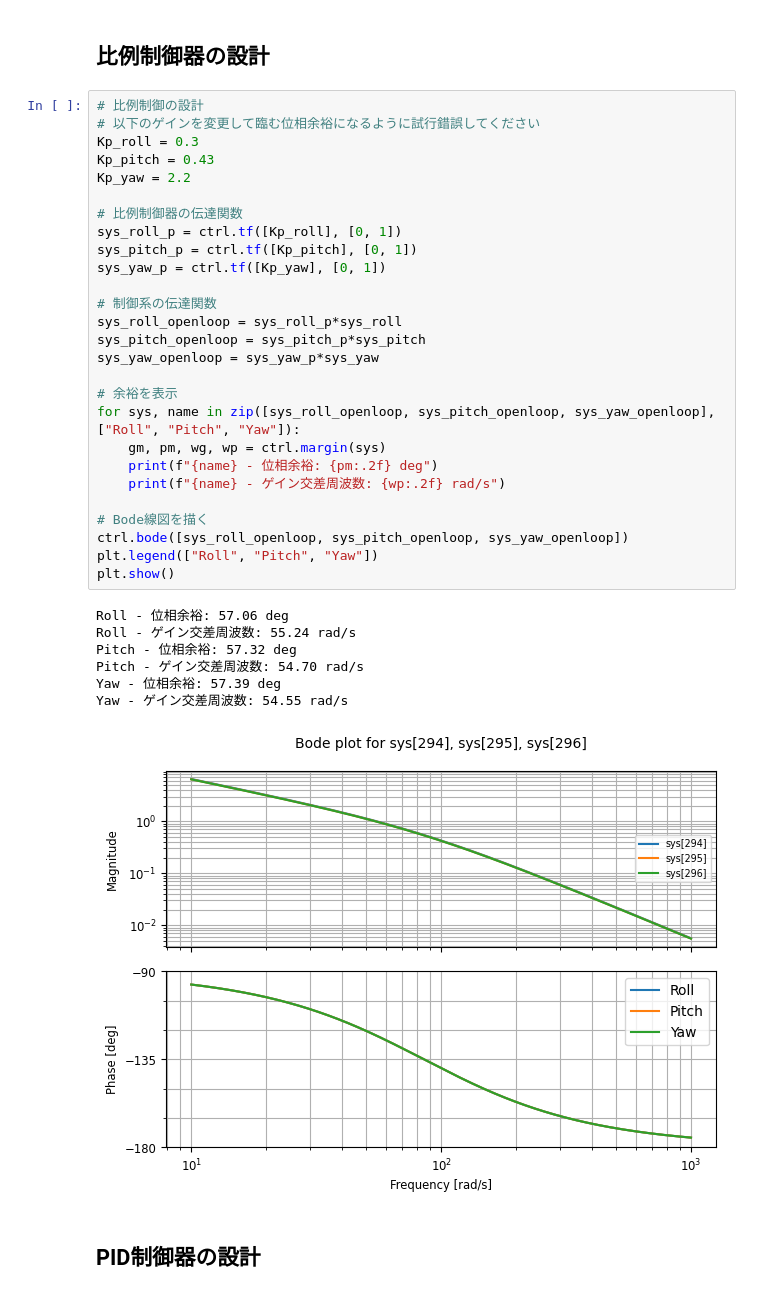
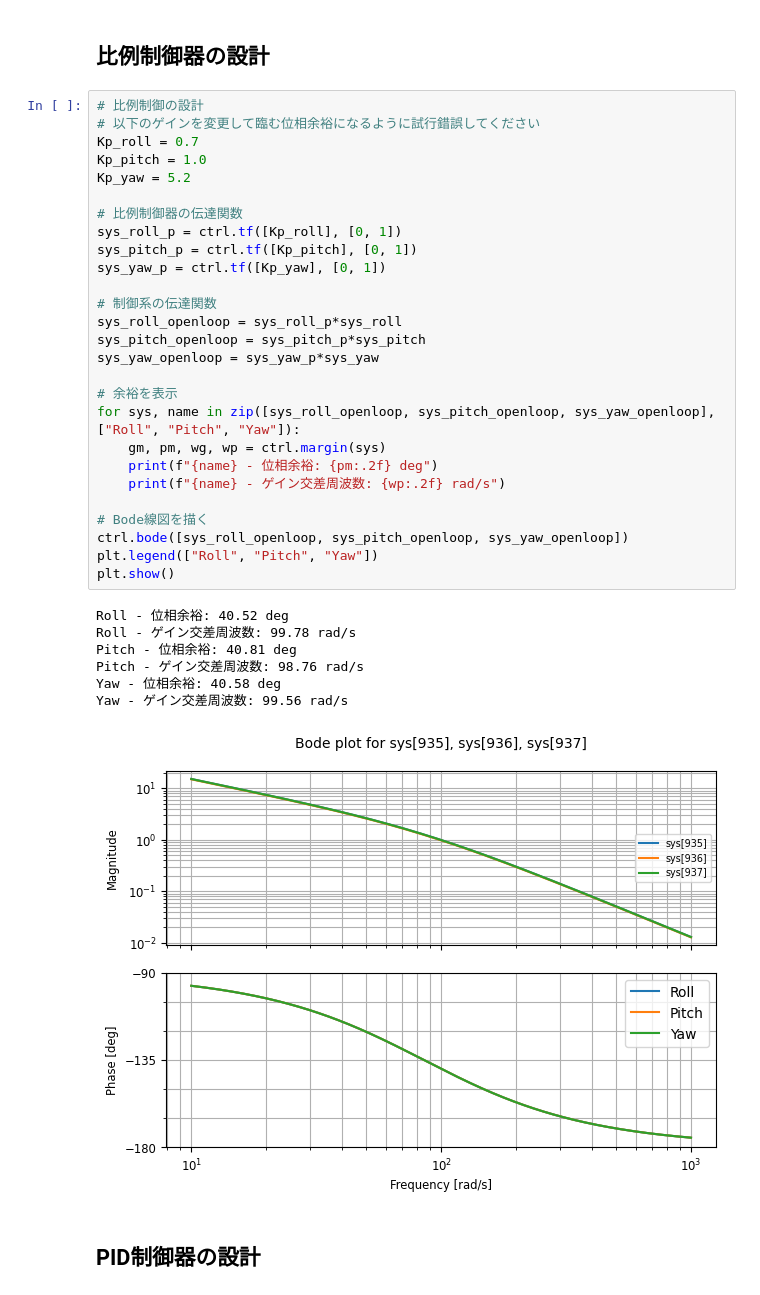
Before and after one commit to Akiden-san/Controller_desigen_exercise, a Jupyter notebook: python_control_practice.ipynb, the cells around one changed output. Cells and saved outputs as stored; diff of their text form.

```diff
--- a/python_control_practice.ipynb
+++ b/python_control_practice.ipynb
@@ -161,38 +161,38 @@ Yaw - ゲイン交差周波数: 27.97 rad/s
 # %%
 # 比例制御の設計
 # 以下のゲインを変更して臨む位相余裕になるように試行錯誤してください
-Kp_roll = 0.3
-Kp_pitch = 0.43
-Kp_yaw = 2.2
+Kp_roll = 0.7
+Kp_pitch = 1.0
+Kp_yaw = 5.2
 
 # 比例制御器の伝達関数
 sys_roll_p = ctrl.tf([Kp_roll], [0, 1])
 sys_pitch_p = ctrl.tf([Kp_pitch], [0, 1])
 sys_yaw_p = ctrl.tf([Kp_yaw], [0, 1])
 
 # 制御系の伝達関数
 sys_roll_openloop = sys_roll_p*sys_roll
 sys_pitch_openloop = sys_pitch_p*sys_pitch
 sys_yaw_openloop = sys_yaw_p*sys_yaw
 
 # 余裕を表示
 for sys, name in zip([sys_roll_openloop, sys_pitch_openloop, sys_yaw_openloop],["Roll", "Pitch", "Yaw"]):
     gm, pm, wg, wp = ctrl.margin(sys)
     print(f"{name} - 位相余裕: {pm:.2f} deg")
     print(f"{name} - ゲイン交差周波数: {wp:.2f} rad/s")
 
 # Bode線図を描く
 ctrl.bode([sys_roll_openloop, sys_pitch_openloop, sys_yaw_openloop])
 plt.legend(["Roll", "Pitch", "Yaw"])
 plt.show()
 # %% [output]
-Roll - 位相余裕: 57.06 deg
-Roll - ゲイン交差周波数: 55.24 rad/s
-Pitch - 位相余裕: 57.32 deg
-Pitch - ゲイン交差周波数: 54.70 rad/s
-Yaw - 位相余裕: 57.39 deg
-Yaw - ゲイン交差周波数: 54.55 rad/s
+Roll - 位相余裕: 40.52 deg
+Roll - ゲイン交差周波数: 99.78 rad/s
+Pitch - 位相余裕: 40.81 deg
+Pitch - ゲイン交差周波数: 98.76 rad/s
+Yaw - 位相余裕: 40.58 deg
+Yaw - ゲイン交差周波数: 99.56 rad/s
-[figure, old version]
+[figure, new version]
 # %% [markdown]
 ## PID制御器の設計
 # %%
```
Also changed, not shown: parts of 1 cell of this notebook.
